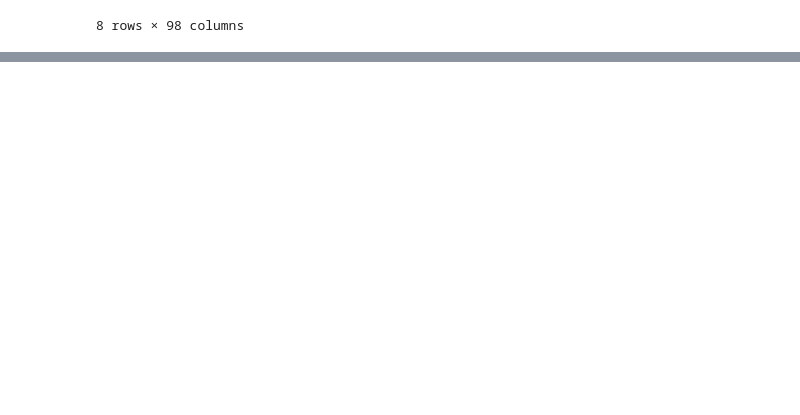
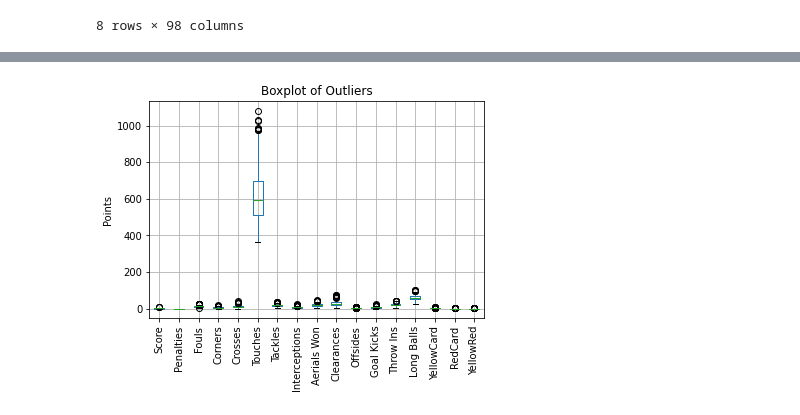
Before and after one commit to EstherOgutu/Premier-League-Prediction-Group-3-, a Jupyter notebook: Premier_League_Prediction.ipynb, the cells around one changed output, grey strips where cells are left out. Cells and saved outputs as stored; diff of their text form; code cells hidden in the pictures; blank space fills up the shorter version.

```diff
--- a/Premier_League_Prediction.ipynb
+++ b/Premier_League_Prediction.ipynb
@@ -243,0 +415,4 @@ season21.describe()
+# %%
+plot_boxplot(season20, 'Boxplot of Outliers', 'Points')
+# %% [output]
+[figure, added]
```
Also changed, not shown: parts of 33 cells of this notebook.
